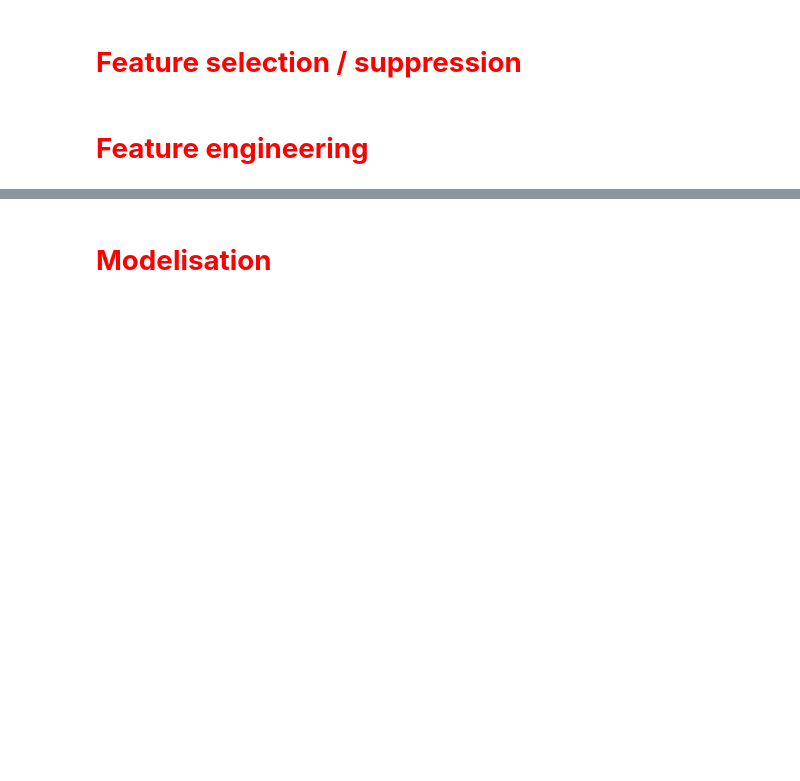
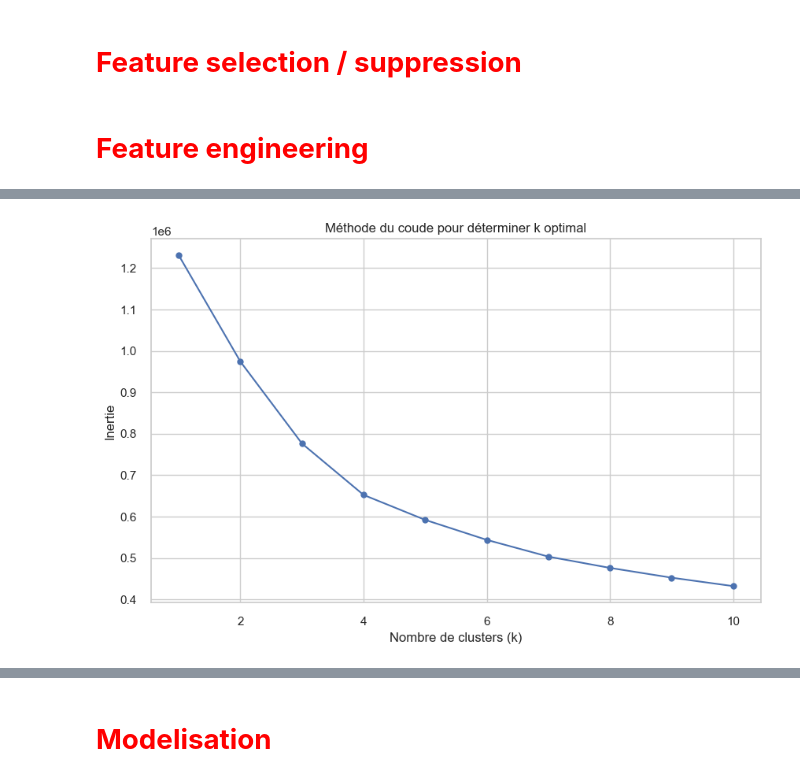
Before and after one commit to hugodbrnn/Machine-learning-project-cars, a Jupyter notebook: project.ipynb, the cells around one changed output, grey strips where cells are left out. Drawn from its saved outputs; the diff is of its cells as text; code cells hidden in the pictures; blank space fills up the shorter version.

Commit message:
cluster création

```diff
--- a/project.ipynb
+++ b/project.ipynb
@@ -607,7 +607,7 @@ def features(df):
     # -------------------------------
 
     # Âge du véhicule
-    df["car_age"] = 2025 - df["yearOfRegistration"]
+    df["car_age"] = 2016 - df["yearOfRegistration"]
 
     # Km par an (plus important que le km brut)
     df["km_per_year"] = df["kilometer"] / (df["car_age"] + 1)
@@ -637,3 +637,4 @@ def features(df):
     return df
 
 df = features(df)
+print(df.head)
@@ -639,0 +662,20 @@ df = features(df)
+# %%
+from sklearn.cluster import KMeans
+from sklearn.preprocessing import StandardScaler
+
+# 1. Sélection des features pour le clustering\n
+features_for_clustering = [
+    'car_age',
+    'powerPS',
+    'kilometer',
+    'vehicleType',
+    'brand'
+]
+
+df_cluster = df[features_for_clustering]
+
+# 2. Normalisation des données\n
+scaler = StandardScaler()
+df_scaled = scaler.fit_transform(df_cluster)
+
+print('Données prêtes pour le clustering.')
@@ -639,0 +688,17 @@ df = features(df)
+# %%
+inertia = []
+K = range(1, 11)
+
+for k in K:
+    kmeans = KMeans(n_clusters=k, random_state=42, n_init=10)
+    kmeans.fit(df_scaled)
+    inertia.append(kmeans.inertia_)
+
+plt.figure(figsize=(10, 6))
+plt.plot(K, inertia, 'bo-')
+plt.xlabel('Nombre de clusters (k)')
+plt.ylabel('Inertie')
+plt.title('Méthode du coude pour déterminer k optimal')
+plt.show()
+# %% [output]
+[figure, added]
```
Also changed, not shown: parts of 11 cells of this notebook.
